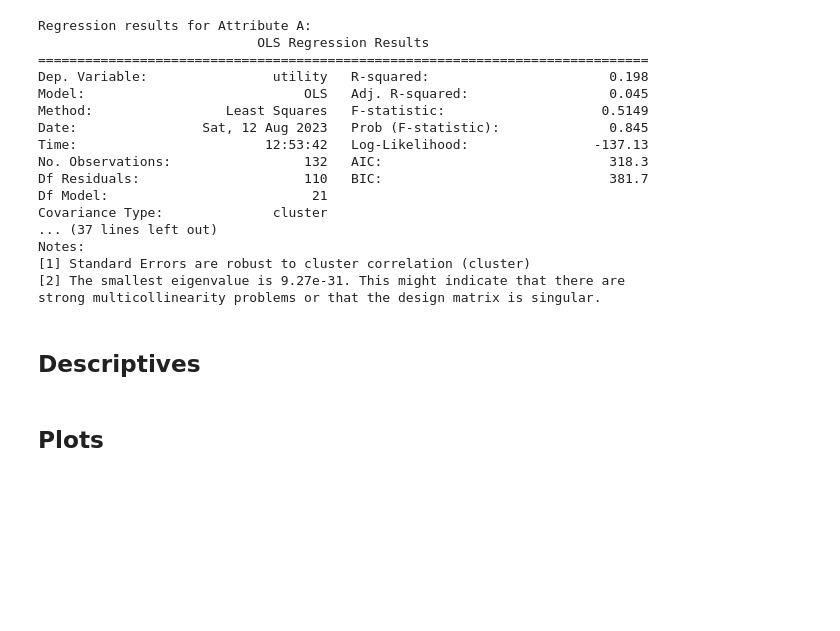
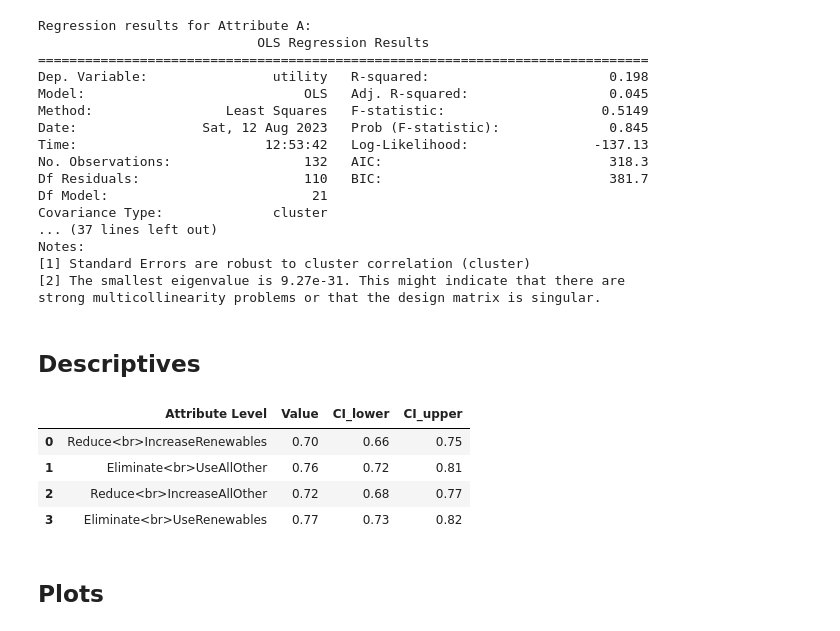
Before and after one commit to sjurlne/Attitudes-Towards-Just-Energy-Transition-Initiatives, a Jupyter notebook: sandbox/sandbox_regressions.ipynb, the cells around one changed output. Drawn from its saved outputs; the diff is of its cells as text; code cells hidden in the pictures; blank space fills up the shorter version.

```diff
--- a/sandbox/sandbox_regressions.ipynb
+++ b/sandbox/sandbox_regressions.ipynb
@@ -200,13 +206,21 @@ def attribute_support(df, attribute):
         xaxis_title=None,
     )
 
-    return fig
+    return df
 
 
 
 fig = attribute_support(clean_data, "att_1")
 
-fig.show()
+#fig.show()
+# %%
+fig
+# %% [output]
+|  | Attribute Level | Value | CI_lower | CI_upper |
+| 0 | Reduce<br>IncreaseRenewables | 0.70 | 0.66 | 0.75 |
+| 1 | Eliminate<br>UseAllOther | 0.76 | 0.72 | 0.81 |
+| 2 | Reduce<br>IncreaseAllOther | 0.72 | 0.68 | 0.77 |
+| 3 | Eliminate<br>UseRenewables | 0.77 | 0.73 | 0.82 |
 # %% [markdown]
 ## Plots
 # %% [markdown]
```
Also changed, not shown: parts of 3 cells of this notebook, 28 other files.
